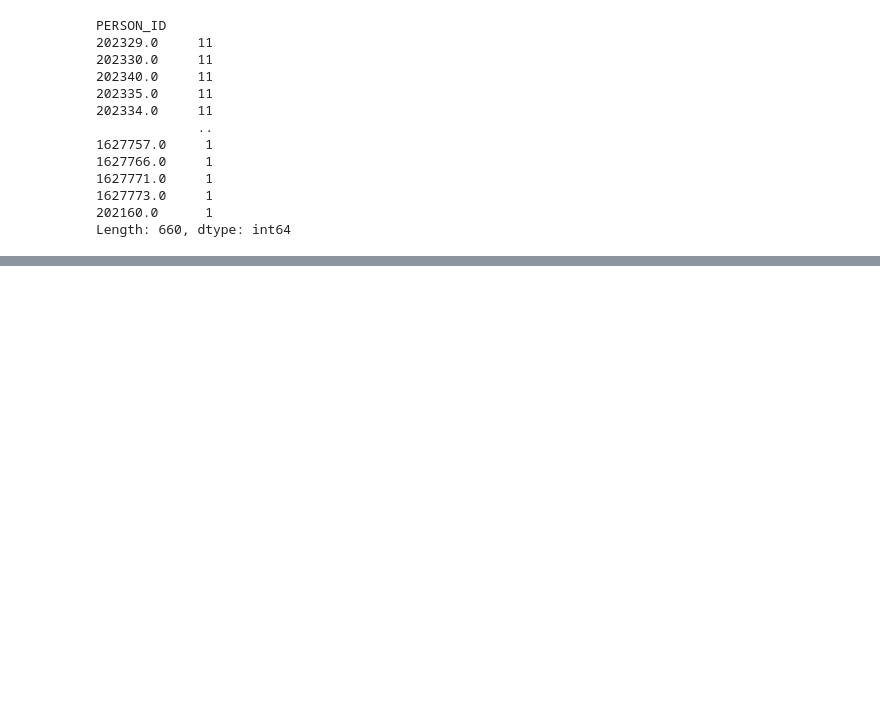
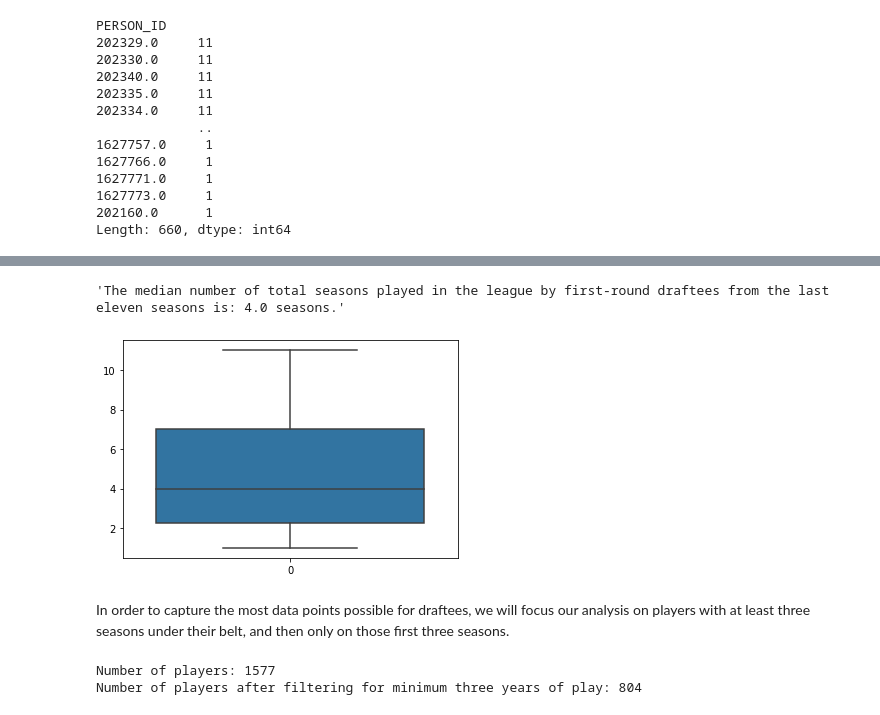
Before and after one commit to AngelCobos1/Capstone_1, a Jupyter notebook: RevisedProject_2021/NBA_Draft_Comp.ipynb, the cells around one changed output, grey strips where cells are left out. Drawn from its saved outputs; the diff is of its cells as text; code cells hidden in the pictures; blank space fills up the shorter version.

```diff
--- a/RevisedProject_2021/NBA_Draft_Comp.ipynb
+++ b/RevisedProject_2021/NBA_Draft_Comp.ipynb
@@ -202,0 +210,18 @@ Drafted_NBA.loc[Drafted_NBA['PLAYER_NAME'] == 'Patty Mills']
+# %%
+sns.boxplot(data=n_seasons_by_player);
+f"The median number of total seasons played in the league by first-round draftees from the last eleven seasons is: {Drafted_NBA.value_counts('PLAYER_NAME').median()} seasons."
+# %% [output]
+'The median number of total seasons played in the league by first-round draftees from the last eleven seasons is: 4.0 seasons.'
+[figure, added]
+# %% [markdown]
+In order to capture the most data points possible for draftees, we will focus our analysis on players with at least three seasons under their belt, and then only on those first three seasons.
+# %%
+print(f"Number of players: {Drafted_NBA.shape[0]}")
+# Filtering for players who do NOT have less than three seasons
+three_season_players = Drafted_NBA[~Drafted_NBA.PLAYER_NAME.isin(n_seasons_by_player[n_seasons_by_player < 4].index)]
+# Filtering for the first three
+final_df = three_season_players.groupby('PLAYER_NAME').head(4)
+print(f"Number of players after filtering for minimum three years of play: {final_df.shape[0]}")
+# %% [output]
+Number of players: 1577
+Number of players after filtering for minimum three years of play: 804
```
Also changed, not shown: parts of 19 cells of this notebook, 6 other files.
